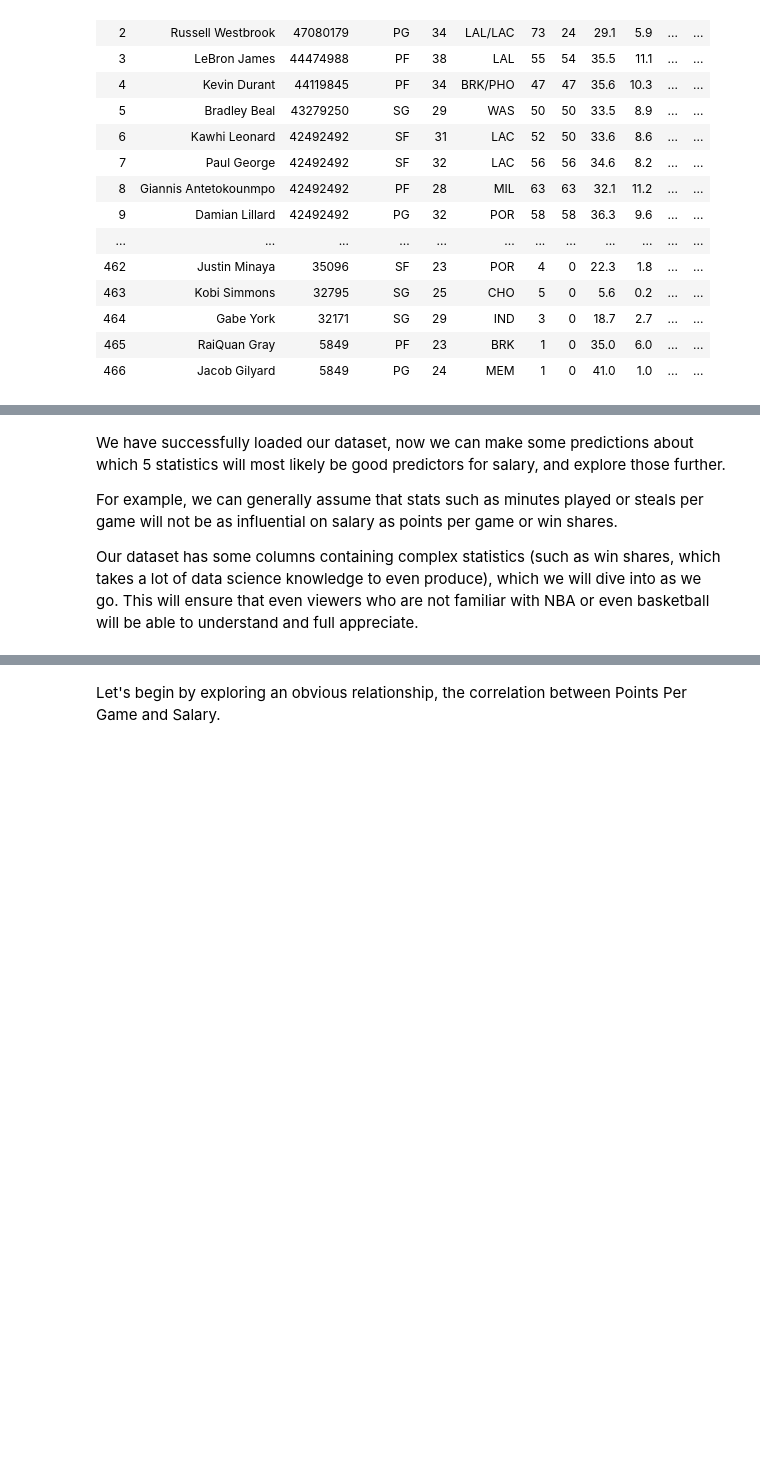
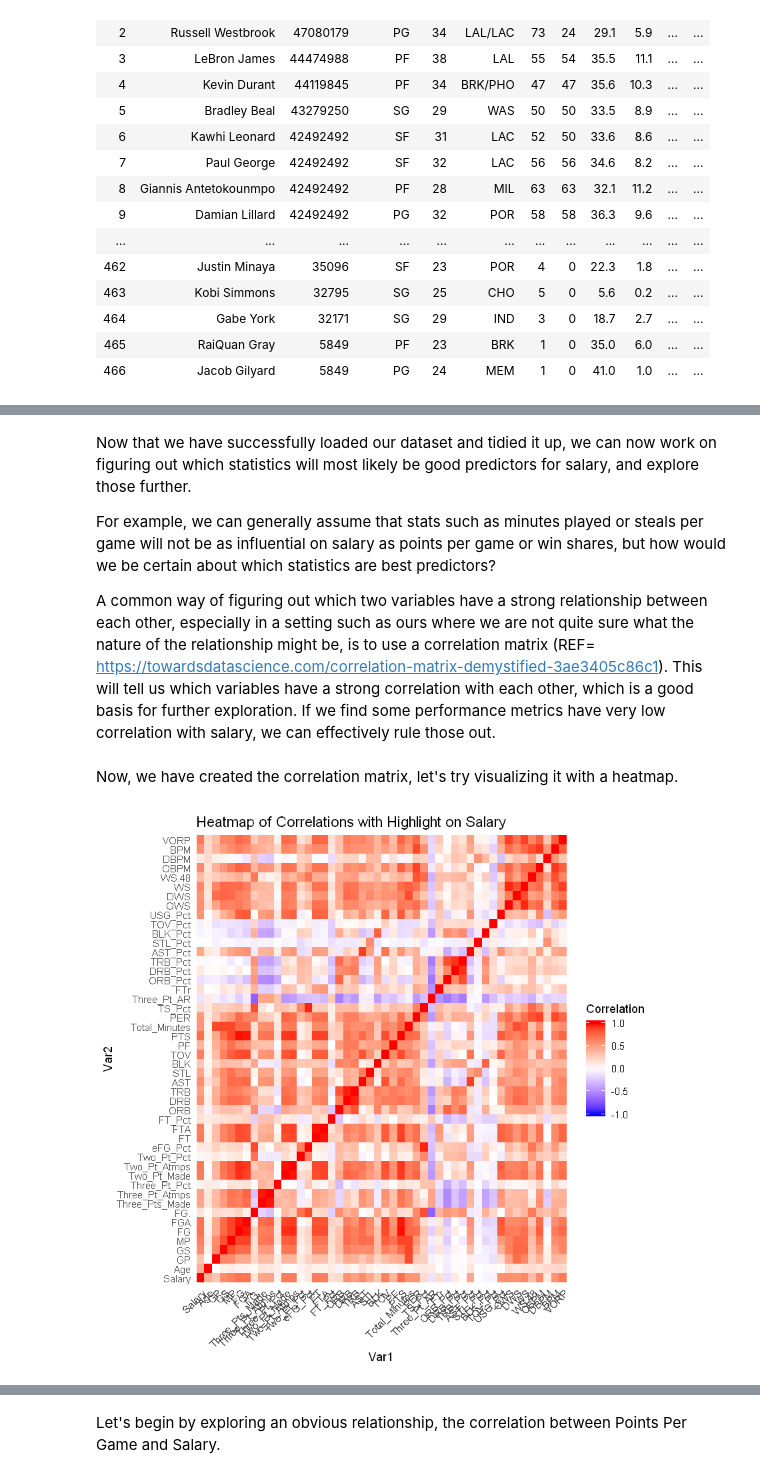
Before and after one commit to jhcrowley/DCSI-100-Group-33, a Jupyter notebook: DSCI_Final_Project_V1.ipynb, the cells around one changed output, grey strips where cells are left out. Saved outputs shown, nothing was run; the diff lists cells and outputs as text; code cells hidden in the pictures; blank space fills up the shorter version.

```diff
--- a/DSCI_Final_Project_V1.ipynb
+++ b/DSCI_Final_Project_V1.ipynb
@@ -58,6 +214,26 @@ NBA_salary_data
 # %% [markdown]
-We have successfully loaded our dataset, now we can make some predictions about which 5 statistics will most likely be good predictors for salary, and explore those further.
+Now that we have successfully loaded our dataset and tidied it up, we can now work on figuring out which statistics will most likely be good predictors for salary, and explore those further.
 
-For example, we can generally assume that stats such as minutes played or steals per game will not be as influential on salary as points per game or win shares.
+For example, we can generally assume that stats such as minutes played or steals per game will not be as influential on salary as points per game or win shares, but how would we be certain about which statistics are best predictors?
 
-Our dataset has some columns containing complex statistics (such as win shares, which takes a lot of data science knowledge to even produce), which we will dive into as we go. This will ensure that even viewers who are not familiar with NBA or even basketball will be able to understand and full appreciate.
+A common way of figuring out which two variables have a strong relationship between each other, especially in a setting such as ours where we are not quite sure what the nature of the relationship might be, is to use a correlation matrix (REF= https://towardsdatascience.com/correlation-matrix-demystified-3ae3405c86c1). This will tell us which variables have a strong correlation with each other, which is a good basis for further exploration. If we find some performance metrics have very low correlation with salary, we can effectively rule those out.
+# %%
+target_performance_stats <- subset(NBA_salary_data, select = -c(Index, Position, Player_Name, Position, Team))
+
+cor_matrix <- cor(target_performance_stats, use = "complete.obs")
+# %% [markdown]
+Now, we have created the correlation matrix, let's try visualizing it with a heatmap.
+# %%
+cor_long <- cor_matrix %>%
+melt(cols = everything(), names_to = "Var2", values_to = "Correlation")
+
+ggplot(cor_long, aes(x=Var1, y=Var2, fill=value)) +
+geom_tile() +
+scale_fill_gradient2(low = "blue", high = "red", mid = "white", midpoint = 0, limit = c(-1,1)) +
+theme_minimal() +
+theme(axis.text.x = element_text(angle = 45, hjust = 1)) +
+geom_vline(xintercept = which(names(cor_matrix) == "Salary"), color = "green", size = 1.5) +
+  geom_hline(yintercept = which(names(cor_matrix) == "Salary"), color = "green", size = 1.5) +
+  labs(fill = "Correlation", title = "Heatmap of Correlations with Highlight on Salary")
+# %% [output]
+[figure, added]
```
Also changed, not shown: parts of 21 cells of this notebook.
